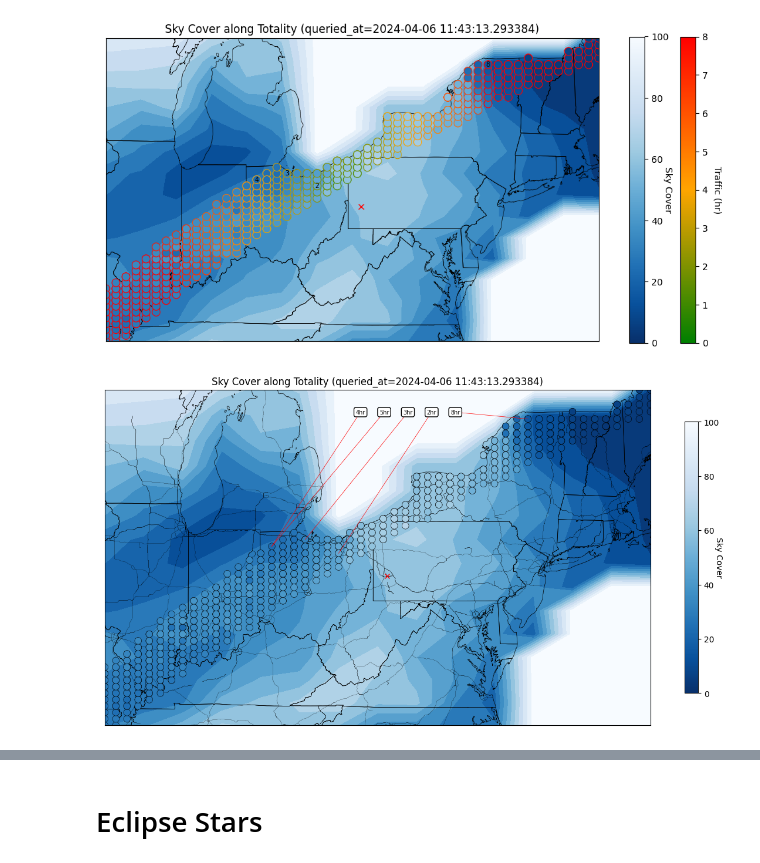
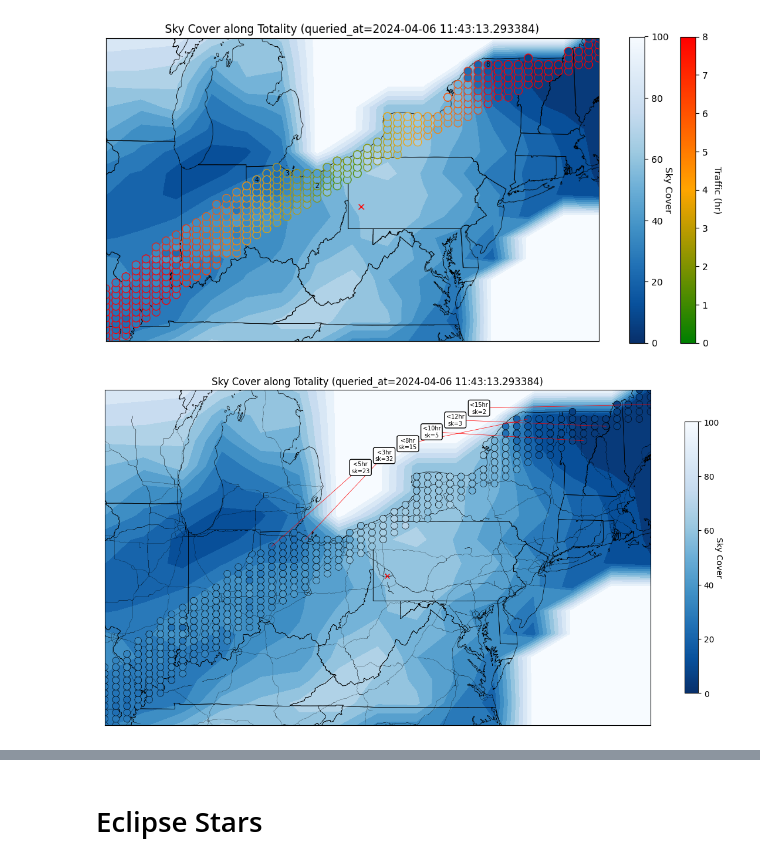
Before and after one commit to mattlangford/astropy-playground, a Jupyter notebook: astro.ipynb, the cells around one changed output, grey strips where cells are left out. Saved outputs shown, nothing was run; the diff lists cells and outputs as text; code cells hidden in the pictures.

Commit message:
Udpate times and plots

```diff
--- a/astro.ipynb
+++ b/astro.ipynb
@@ -326,7 +347,7 @@ print(center_traffic)
 # %%
 # Generate best targets for a few different hour drive
 best_targets = {}
-for time_hour in [1.0, 2.0, 3.0, 5.0, 8.0]:
+for time_hour in [3.0, 5.0, 8.0, 10.0, 12.0, 15.0]:
     time_mask = np.logical_and(center_traffic < time_hour, center_traffic > 0.0)
     arr = np.ma.array(center_covers, mask=~time_mask)
     if arr.any():
@@ -385,7 +406,7 @@ for duration, target in best_targets.items():
     center = target['center']
 
     y, x = m(center[1], center[0])
-    plt.text(y, x, f"{duration:.0f}", horizontalalignment='center', verticalalignment='center',  fontsize=7)
+    plt.text(y, x, f"{duration:.0f}\nsc={target['cover']}", horizontalalignment='center', verticalalignment='center',  fontsize=7)
 
 plt.title(f"Sky Cover along Totality (queried_at={weather_time})")
 
@@ -419,34 +440,36 @@ m = Basemap(llcrnrlon=lon_min, llcrnrlat=lat_min, urcrnrlon=lon_max, urcrnrlat=l
             lat_0=lat_center, lon_0=lon_center, projection='merc')
 
 m.readshapefile('assets/cb_2018_us_state_500k/cb_2018_us_state_500k', 'states', drawbounds=True)
 m.readshapefile('assets/tl_2017_us_primaryroads/tl_2017_us_primaryroads', 'roads', drawbounds=True, linewidth=0.1)
 
 y, x = m(cloud_lon, cloud_lat)
 plt.contourf(y, x, cover, 15, cmap='Blues_r', vmin=0, vmax=100)
 
 y, x = m(centers[:, 1], centers[:, 0])
 mask = np.logical_and(center_covers < 100, center_traffic > 0)
 green_red = matplotlib.colors.LinearSegmentedColormap.from_list('gr',["g", "orange", "r"], N=256)
 max_hours = 8.0
 edge_colors = green_red(center_traffic[mask] / max_hours)
 plt.scatter(y[mask], x[mask], c=center_covers[mask], s=70, cmap='Blues_r', vmin=0, vmax=100, edgecolors='k', linewidth=0.4, zorder=2)
 
 cbar = plt.colorbar(shrink=0.4)
 cbar.set_label('Sky Cover', rotation=270)
 
 y, x = m(pit_lon, pit_lat)
 plt.plot(y, x, 'x', c='r')
 
-root_y, root_x = m(-81.0, 45.0)
+root_y, root_x = m(-81.0, 43.5)
 for duration in sorted(best_targets.keys(), key=lambda i: (best_targets[i]['center'][1], i)):
-    center = best_targets[duration]['center']
+    target = best_targets[duration]
+    center = target['center']
     y, x = m(center[1], center[0])
-    text = plt.text(root_y, root_x, f'<{duration:.0f}hr', horizontalalignment='center', verticalalignment='center',
+    text = plt.text(root_y, root_x, f'<{duration:.0f}hr\nsk={target["cover"]}', horizontalalignment='center', verticalalignment='center',
                     fontsize=7, color='black', bbox=dict(facecolor='white', edgecolor='black', boxstyle='round'))
     plt.plot([y, root_y], [x, root_x], c='r', linewidth=0.5)
     root_y += 100000
+    root_x += 50000
 
 plt.title(f"Sky Cover along Totality (queried_at={weather_time})")
 plt.show()
 # %% [output]
-[figure, old version]
+[figure, new version]
```
Also changed, not shown: parts of 3 cells of this notebook, 1 other file.
